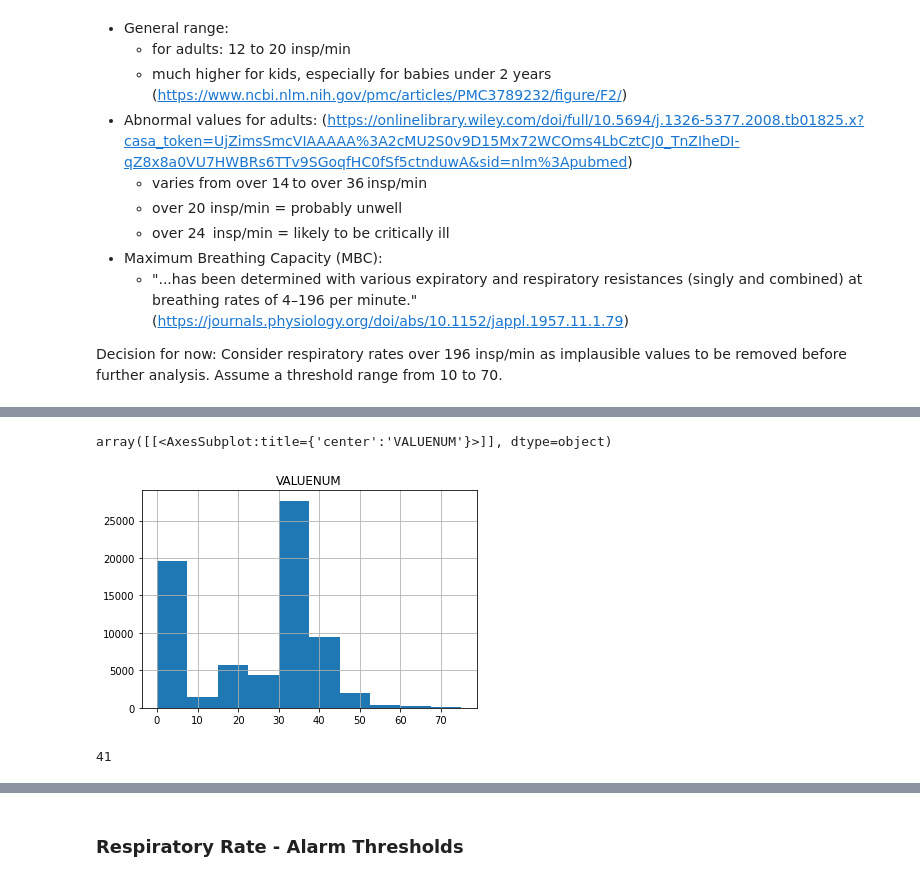
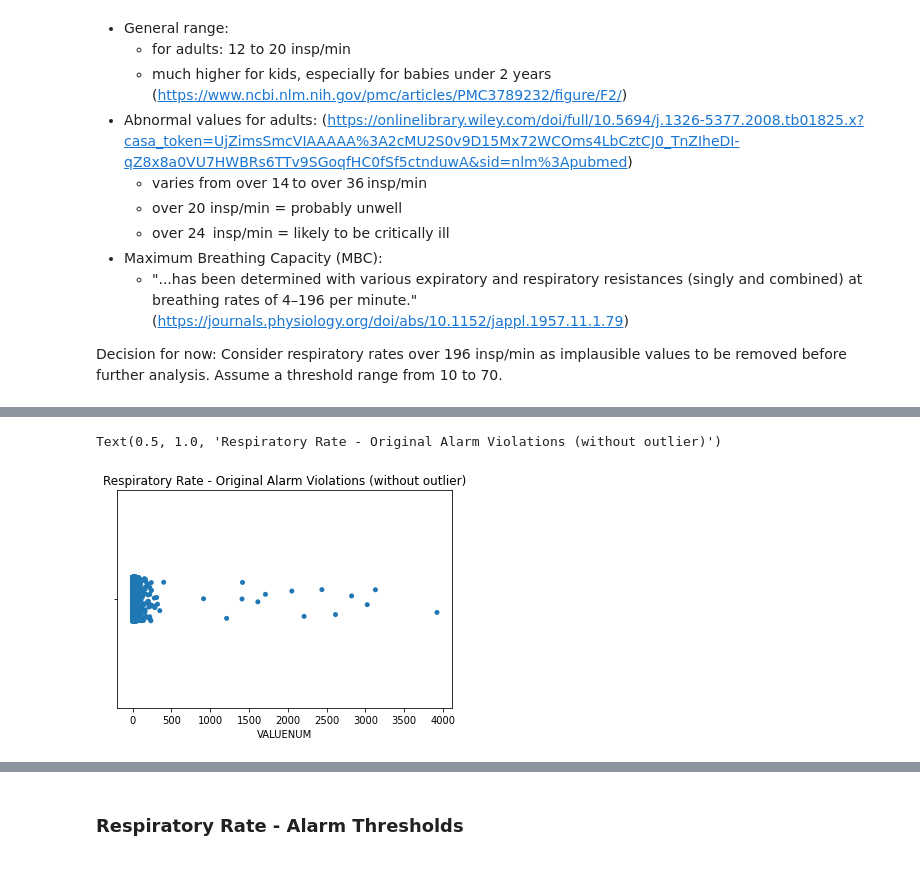
Before and after one commit to denise97/dhl2021, a Jupyter notebook: alarm_violations_analysis_RR.ipynb, the cells around one changed output, grey strips where cells are left out. Cells and saved outputs as stored; diff of their text form; code cells hidden in the pictures.

Commit message:
Add RR considerations for removed violations & LOW thresholds

```diff
--- a/alarm_violations_analysis_RR.ipynb
+++ b/alarm_violations_analysis_RR.ipynb
@@ -94,3 +94,6 @@ Let's check the literature to see what respiratory rates can be expected based o
     * "...has been determined with various expiratory and respiratory resistances (singly and combined) at breathing rates of 4–196 per minute." (https://journals.physiology.org/doi/abs/10.1152/jappl.1957.11.1.79)
 
 Decision for now: Consider respiratory rates over 196 insp/min as implausible values to be removed before further analysis. Assume a threshold range from 10 to 70.
+# %%
+RR_violations_without_outlier = RR_violations[RR_violations['VALUENUM'] < 4000]
+RR_violations_without_outlier.VALUENUM.describe()
@@ -97,14 +110,10 @@ Decision for now: Consider respiratory rates over 196 insp/min as implausible va
+# %%
+sns.stripplot(data=RR_violations_without_outlier, x='VALUENUM').set_title('Respiratory Rate - Original Alarm Violations (without outlier)')
+#plt.savefig('RR_violations_original_stripplot.png', dpi=1200)
+# %% [output]
+Text(0.5, 1.0, 'Respiratory Rate - Original Alarm Violations (without outlier)')
+[figure, added]
 # %%
 RR_violations_clean = RR_violations[RR_violations['VALUENUM'] <= 196]
-
-RR_violations_till_75 = RR_violations[RR_violations['VALUENUM'] <= 75]
-RR_violations_till_75.hist(column='VALUENUM')
+RR_violations_above_196 = RR_violations[RR_violations['VALUENUM'] > 196]
-# %% [output]
-array([[<AxesSubplot:title={'center':'VALUENUM'}>]], dtype=object)
-[figure, removed]
-# %%
-RR_violations_too_high = RR_violations[(RR_violations['VALUENUM'] > 196)]
-len(RR_violations_too_high) # 41 entries were removed
-# %% [output]
-41
 # %%
```
Also changed, not shown: parts of 8 cells of this notebook.
